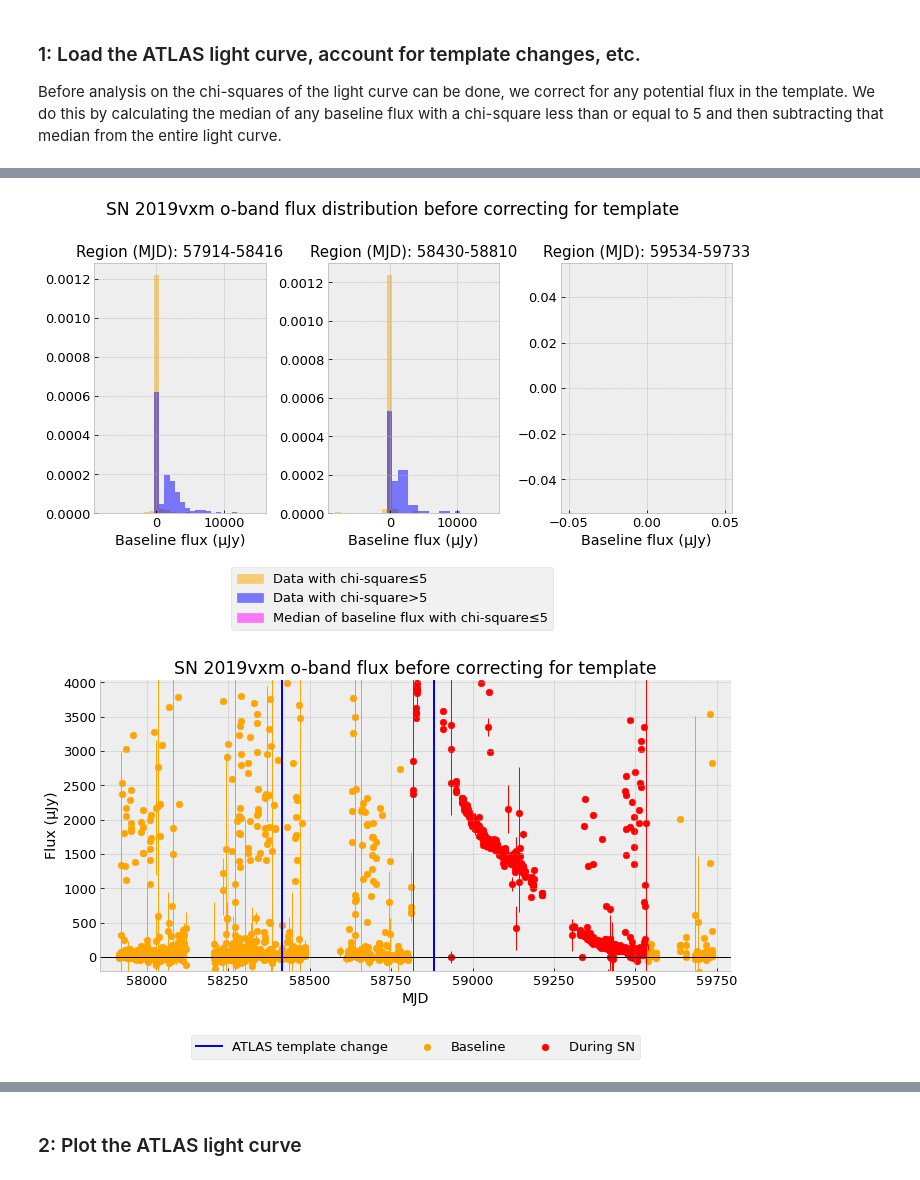
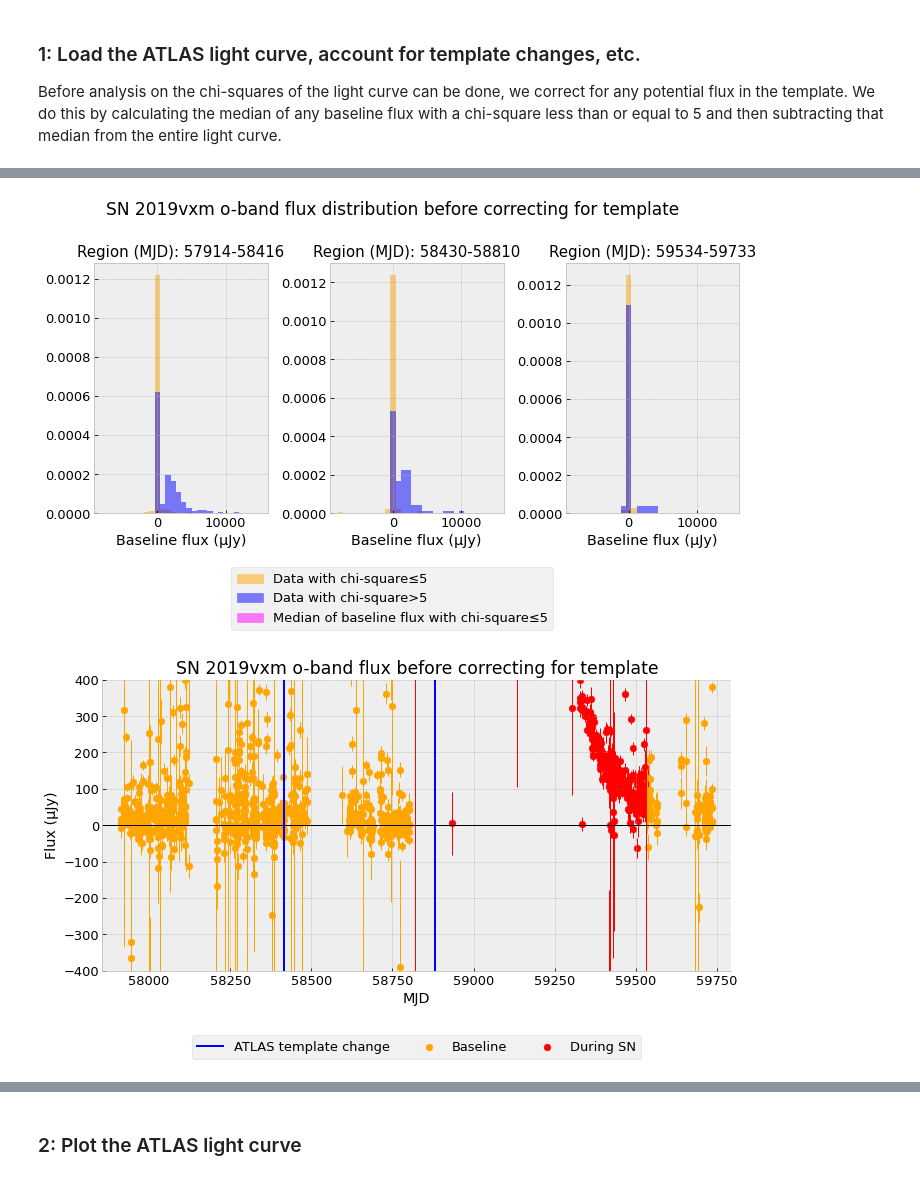
Before and after one commit to srest2021/atclean, a Jupyter notebook: chisquarecut_averaging.ipynb, the cells around one changed output, grey strips where cells are left out. Saved outputs shown, nothing was run; the diff lists cells and outputs as text; code cells hidden in the pictures.

```diff
--- a/chisquarecut_averaging.ipynb
+++ b/chisquarecut_averaging.ipynb
@@ -233,16 +233,16 @@ def plot_fdf(ax, region_i, b_goodx2_i, b_badx2_i, median=None, xlim_lower=None,
 		ax.hist(lc_info['lc'].t.loc[AandB(region_i,b_badx2_i), 'uJy'], bins=30, color='blue', alpha=0.5, density=True)
 
 def correct4template(Ndays_min, fdf_xlim_lower=None, fdf_xlim_upper=None, xlim_lower=None, xlim_upper=None, ylim_lower=None, ylim_upper=None):
-	b_goodx2_i = lc_info['lc'].ix_inrange(colnames=['chi/N'],uplim=5,indices=lc_info['baseline_i'])
-	b_badx2_i = AnotB(lc_info['baseline_i'],b_goodx2_i)
-
 	fig = plt.figure(figsize=(10, 5), tight_layout=True)
 	plt.suptitle('SN %s %s-band flux distribution before correcting for template' % (lc_info['tnsname'], lc_info['filter']), fontsize=17, y=1)
 
-	if ylim_lower is None: ylim_lower = -200
-	if ylim_upper is None: ylim_upper = ylim_upper = 1.3*get_xth_percentile_flux('lc', 95, lc_info['baseline_i'])
+	if ylim_lower is None: ylim_lower = -400
+	if ylim_upper is None: ylim_upper = 400 #ylim_upper = 1.3*get_xth_percentile_flux('lc', 95, lc_info['baseline_i'])
 
 	regions = get_baseline_regions(Ndays_min)
+
+	b_goodx2_i = lc_info['lc'].ix_inrange(colnames=['chi/N'],uplim=5,indices=lc_info['baseline_revised_i'])
+	b_badx2_i = AnotB(lc_info['baseline_revised_i'],b_goodx2_i)
 
 	plot_lc(add2title=' before correcting for template', xlim_lower=xlim_lower, xlim_upper=xlim_upper, ylim_lower=ylim_lower, ylim_upper=ylim_upper)
 
@@ -341,4 +341,4 @@ Adjusting for template change in region b_t1 from 58430.26-58810.22
 Dropping extra columns:  ['__tmp_SN', 'c1_mean', 'c1_mean_err', 'c1_stdev', 'c1_stdev_err', 'c1_X2norm', 'c1_Nvalid', 'c1_Nnan', 'c2_mean', 'c2_mean_err', 'c2_stdev', 'c2_stdev_err', 'c2_X2norm', 'c2_ ...
 Adding uJy/duJy column to light curve...
-[figure, old version]
+[figure, new version]
-[figure, old version]
+[figure, new version]
```
Also changed, not shown: parts of 1 cell of this notebook.
